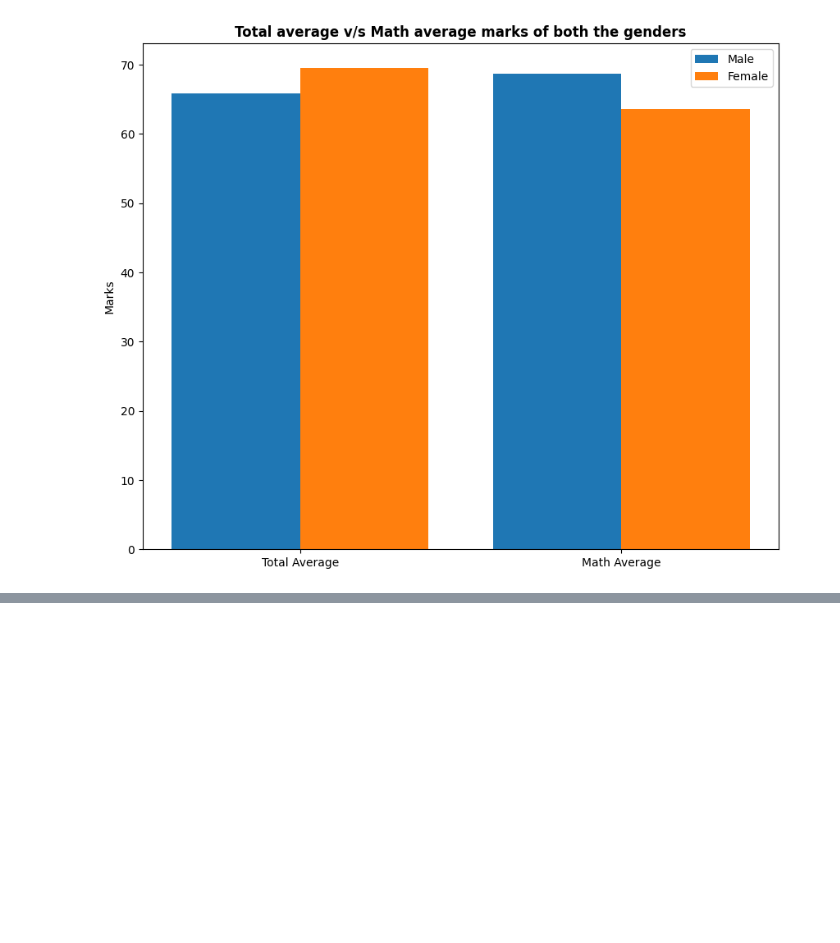
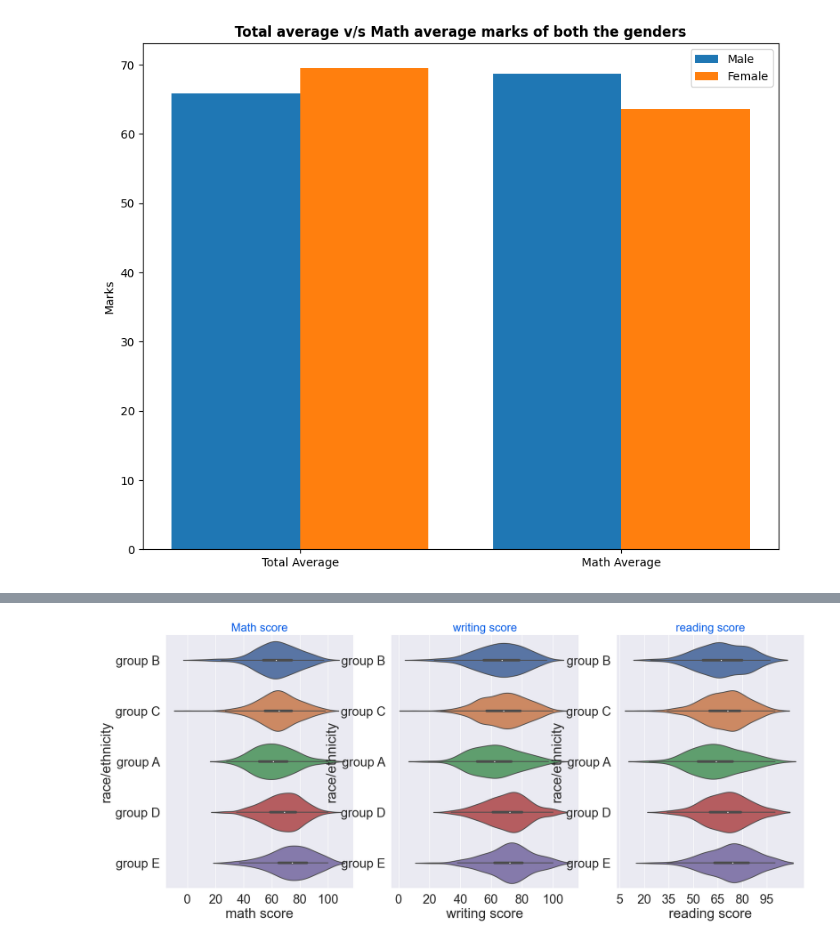
Before and after one commit to Qotb912/basic_ml_project, a Jupyter notebook: notebook/EDA.ipynb, the cells around one changed output, grey strips where cells are left out. Cells and saved outputs as stored; diff of their text form; code cells hidden in the pictures; blank space fills up the shorter version.

```diff
--- a/notebook/EDA.ipynb
+++ b/notebook/EDA.ipynb
@@ -436,0 +457,25 @@ male     68.728216      65.473029      63.311203   197.512448  65.837483
+# %%
+f,ax=plt.subplots(1,3,figsize=(20,8))
+
+sns.violinplot(data=df,x='math score',y=y,ax=ax[0])
+ax[0].set_title('Math score',color='#005ce6',size=20,)
+ax[0].set_xticks(range(0,df['math score'].max()+1,20))
+for container in ax[0].containers:
+    ax[0].bar_label(container,color='black',size=15)
+
+
+sns.violinplot(data=df,x='writing score',y=y,ax=ax[1])
+ax[1].set_title('writing score',color='#005ce6',size=20,)
+ax[1].set_xticks(range(0,df['writing score'].max()+1,20))
+for container in ax[1].containers:
+    ax[1].bar_label(container,color='black',size=15)
+
+
+
+sns.violinplot(data=df,x='reading score',y=y,ax=ax[2])
+ax[2].set_title('reading score',color='#005ce6',size=20,)
+ax[2].set_xticks(range(5,df['reading score'].max()+1,15))
+for container in ax[2].containers:
+    ax[2].bar_label(container,color='black',size=15)
+# %% [output]
+[figure, added]
```
Also changed, not shown: parts of 15 cells of this notebook.
